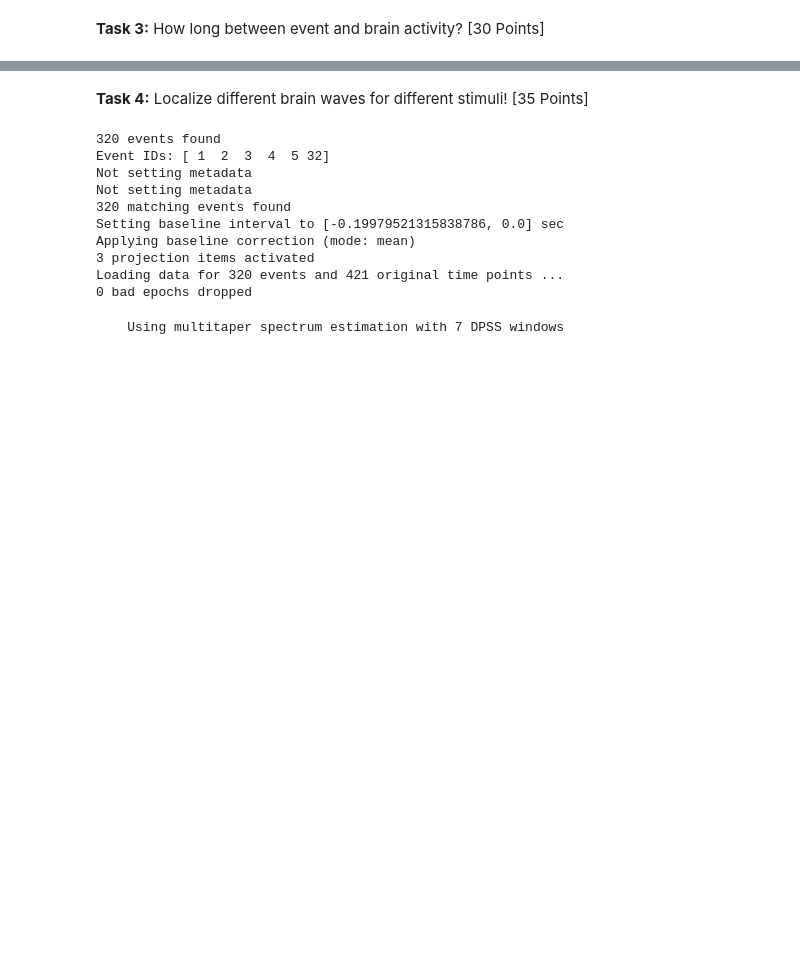
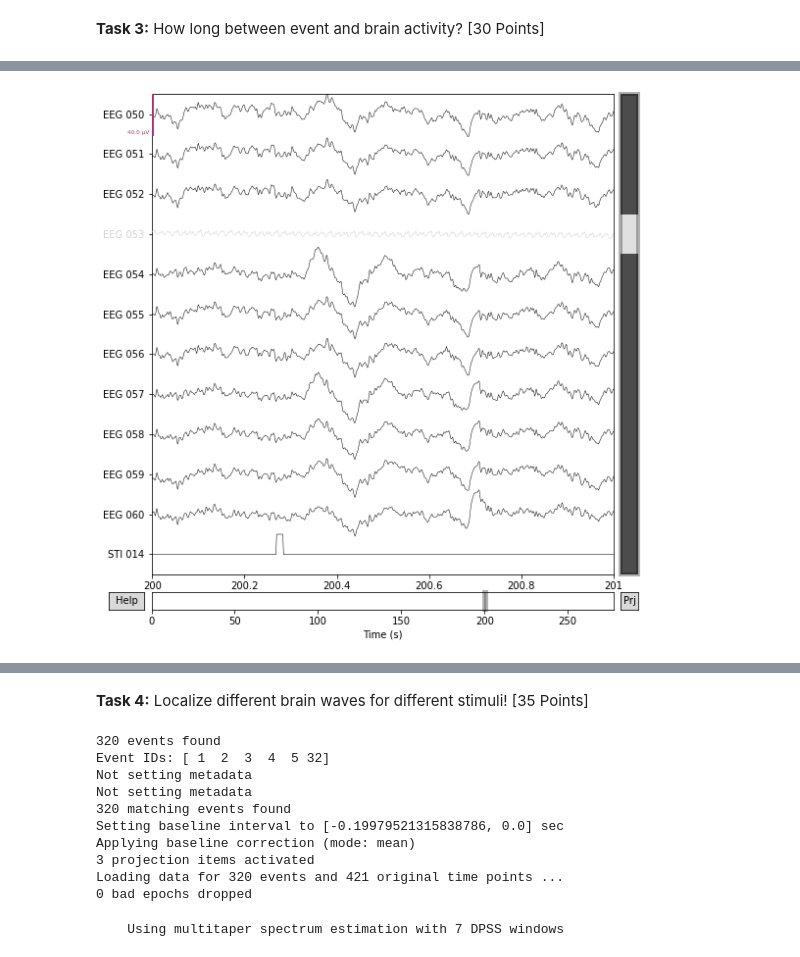
Before and after one commit to bostongfx/cs480student, a Jupyter notebook: 02/CS480_Assignment_2.ipynb, the cells around one changed output, grey strips where cells are left out. Drawn from its saved outputs; the diff is of its cells as text; code cells hidden in the pictures; blank space fills up the shorter version.

```diff
--- a/02/CS480_Assignment_2.ipynb
+++ b/02/CS480_Assignment_2.ipynb
@@ -73,6 +82,11 @@ stim = raw.plot(order=chan_idxs, start=200, duration=1)
 # %%
 # TODO Please combine the last two plots into one.
 # the plot should show EEG channels 50-60 and the stimulus channel together.
+# %%
+chan_idxs_50_to_60.append(raw.ch_names.index('STI 014'))
+ecg50to60 = raw.plot(order=chan_idxs_50_to_60, start=200, duration=1)
+# %% [output]
+[figure, added]
 # %%
 # TODO Please estimate the time between stimulus and brain activity.
 # TODO: YOUR ANSWER
```
Also changed, not shown: parts of 14 cells of this notebook.
